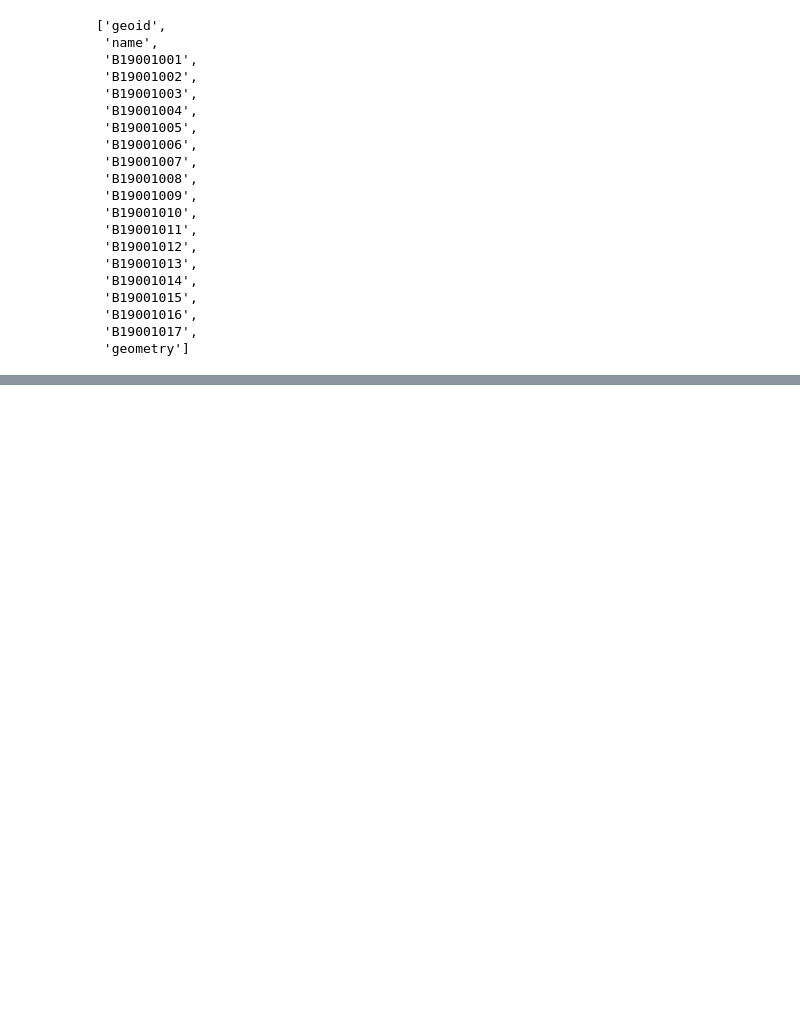
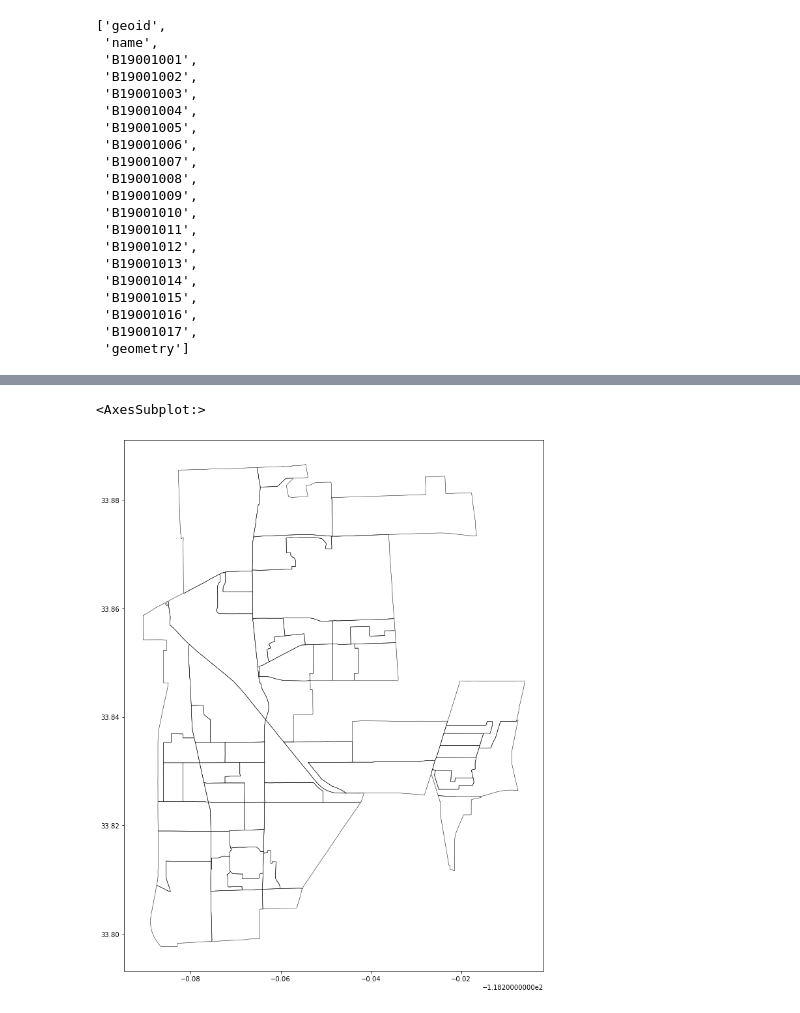
Before and after one commit to aureliamc/up206a-project-mobile_homies, a Jupyter notebook: AMC notebooks/carson/carson_census/carson_income.ipynb, the cells around one changed output, grey strips where cells are left out. Drawn from its saved outputs; the diff is of its cells as text; code cells hidden in the pictures; blank space fills up the shorter version.

```diff
--- a/AMC notebooks/carson/carson_census/carson_income.ipynb
+++ b/AMC notebooks/carson/carson_census/carson_income.ipynb
@@ -165,0 +262,16 @@ carson_income.head()
+# %%
+carson_income['Percent Less than $10,000'] = carson_income['Less than $10,000']/carson_income['Total']*100
+carson_income['Percent $10,000 to $14,999'] = carson_income['$10,000 to $14,999']/carson_income['Total']*100
+carson_income['Percent $15,000 to $19,999'] = carson_income['$15,000 to $19,999']/carson_income['Total']*100
+carson_income['Percent $20,000 to $24,999'] = carson_income['$20,000 to $24,999']/carson_income['Total']*100
+carson_income['Percent $30,000 to $34,999'] = carson_income['$30,000 to $34,999']/carson_income['Total']*100
+carson_income['Percent $35,000 to $39,999'] = carson_income['$35,000 to $39,999']/carson_income['Total']*100
+carson_income['Percent $40,000 to $44,999'] = carson_income['$40,000 to $44,999']/carson_income['Total']*100
+carson_income['Percent $45,000 to $49,999'] = carson_income['$45,000 to $49,999']/carson_income['Total']*100
+carson_income['Percent $50,000 to $59,999'] = carson_income['$50,000 to $59,999']/carson_income['Total']*100
+carson_income['Percent $60,000 to $74,999'] = carson_income['$60,000 to $74,999']/carson_income['Total']*100
+carson_income['Percent $75,000 to $99,999'] = carson_income['$75,000 to $99,999']/carson_income['Total']*100
+carson_income['Percent $100,000 to $124,999'] = carson_income['$100,000 to $124,999']/carson_income['Total']*100
+carson_income['Percent $125,000 to $149,999'] = carson_income['$125,000 to $149,999']/carson_income['Total']*100
+carson_income['Percent $150,000 to $199,999'] = carson_income['$150,000 to $199,999']/carson_income['Total']*100
+carson_income['Percent $200,000 or more'] = carson_income['$200,000 or more']/carson_income['Total']*100
@@ -165,0 +287,5 @@ carson_income.head()
+# %%
+carson_income['Percent Less than $35,000'] = carson_income['Percent Less than $10,000']+carson_income['Percent $10,000 to $14,999']+carson_income['Percent $15,000 to $19,999']+carson_income['Percent $20,000 to $24,999']+carson_income['Percent $30,000 to $34,999']
+carson_income['Percent Between $35,000 to $59,999'] = carson_income['Percent $35,000 to $39,999']+carson_income['Percent $40,000 to $44,999']+carson_income['Percent $45,000 to $49,999']+carson_income['Percent $50,000 to $59,999']
+carson_income['Percent Between $60,000 to $74,999']= carson_income['Percent $60,000 to $74,999']
+carson_income['Percent Above $75,000'] = carson_income['Percent $75,000 to $99,999']+carson_income['Percent $100,000 to $124,999']+carson_income['Percent $125,000 to $149,999']+carson_income['Percent $150,000 to $199,999']+carson_income['Percent $200,000 or more']
@@ -165,0 +312,8 @@ carson_income.head()
+# %%
+fig,ax = plt.subplots(figsize=(15,15))
+
+# while lines to show block groups (sandwiched between the two layers above for visual clarity)
+carson_income.boundary.plot(ax=ax,color='black',zorder=15,lw=0.5)
+# %% [output]
+<AxesSubplot:>
+[figure, added]
```
Also changed, not shown: parts of 21 cells of this notebook, 6 other files.
